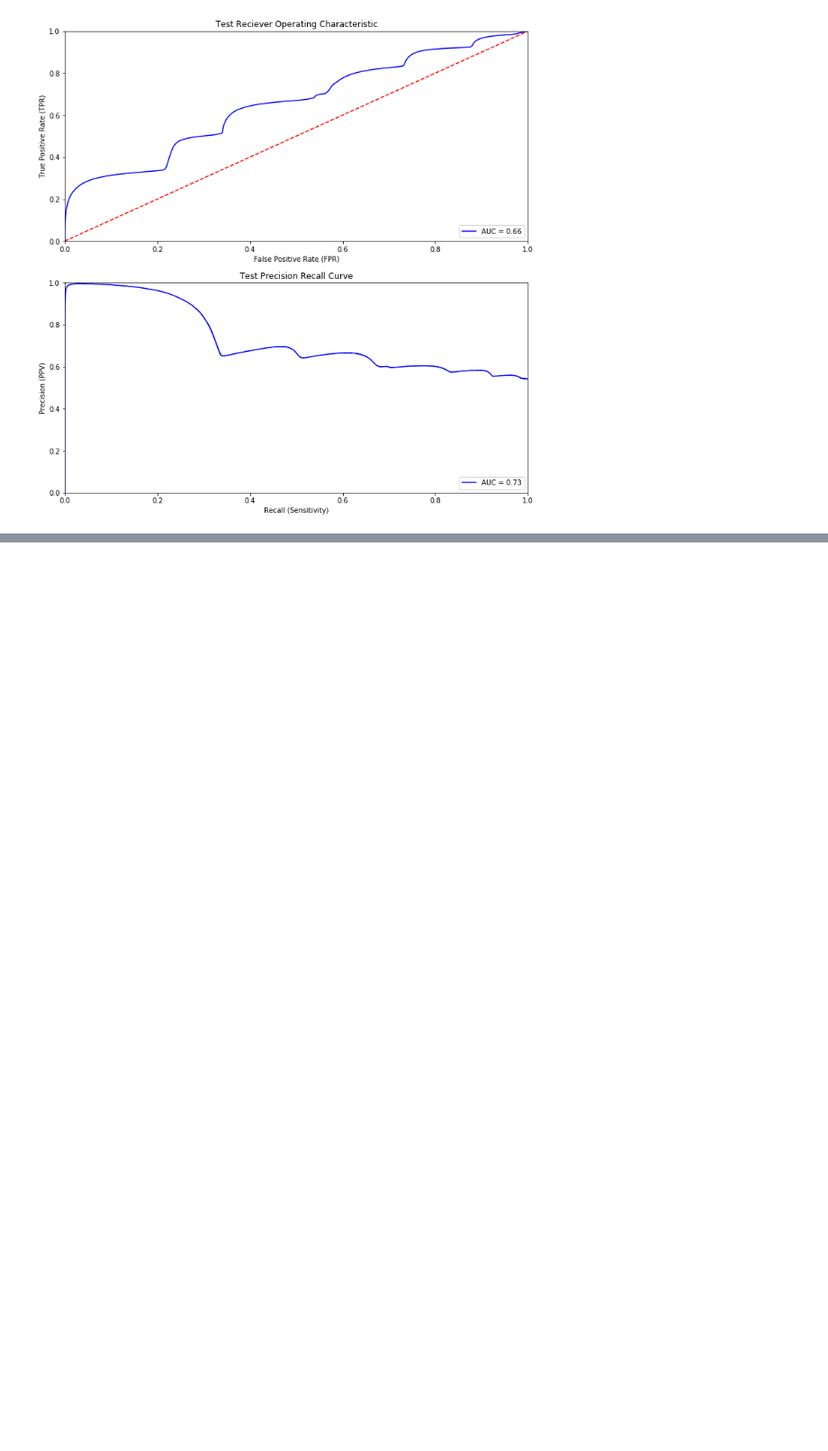
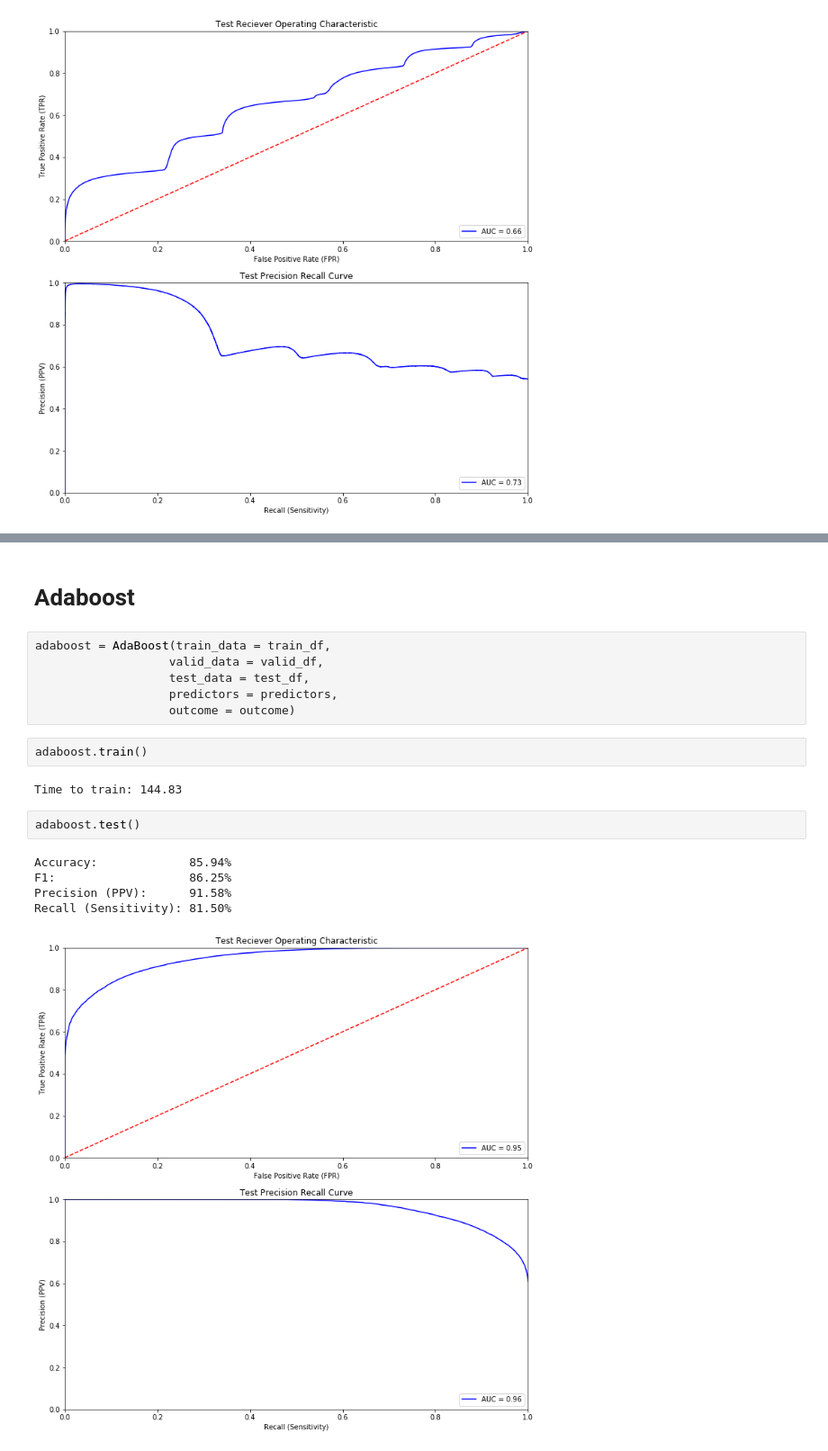
Before and after one commit to fredmell/CS229Project, a Jupyter notebook: python/Initial_Modeling.ipynb, the cells around one changed output, grey strips where cells are left out. Shown at 90% size. Drawn from its saved outputs; the diff is of its cells as text; blank space fills up the shorter version.

```diff
--- a/python/Initial_Modeling.ipynb
+++ b/python/Initial_Modeling.ipynb
@@ -133,0 +174,20 @@ Recall (Sensitivity): 0.00%
+# %% [markdown]
+# Adaboost
+# %%
+adaboost = AdaBoost(train_data = train_df,
+                   valid_data = valid_df,
+                   test_data = test_df,
+                   predictors = predictors,
+                   outcome = outcome)
+# %%
+adaboost.train()
+# %% [output]
+Time to train: 144.83
+# %%
+adaboost.test()
+# %% [output]
+Accuracy:             85.94%
+F1:                   86.25%
+Precision (PPV):      91.58%
+Recall (Sensitivity): 81.50%
+[figure, added]
```
Also changed, not shown: parts of 9 cells of this notebook, 1 other file.
